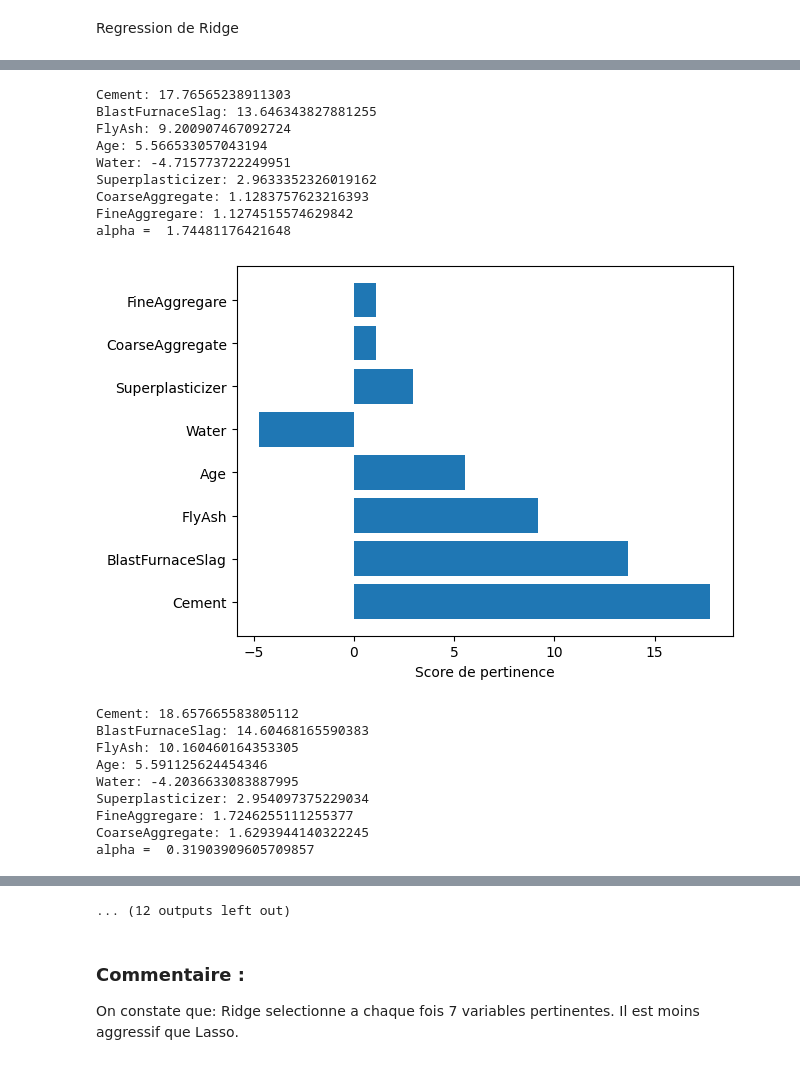
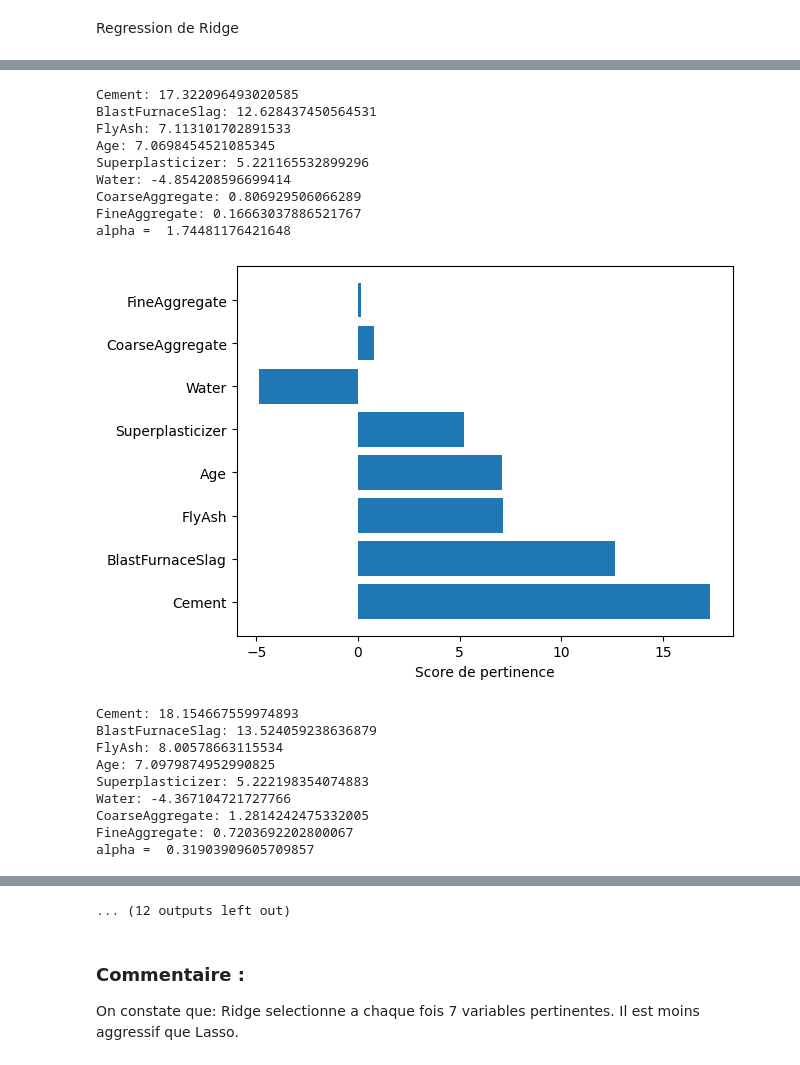
Before and after one commit to Ananjou/Memoire_Master2, a Jupyter notebook: mon_pipeline.ipynb, the cells around one changed output, grey strips where cells are left out. Cells and saved outputs as stored; diff of their text form; code cells hidden in the pictures.

```diff
--- a/mon_pipeline.ipynb
+++ b/mon_pipeline.ipynb
@@ -205,0 +226,19 @@ print(clf.coef_)
+# %%
+import warnings
+warnings.filterwarnings("ignore")
+from sklearn.ensemble import IsolationForest
+from sklearn.model_selection import GridSearchCV, cross_val_score
+
+model = IsolationForest(random_state=42)
+
+param_grid = {
+              'contamination': ['auto',0,0.05, 0.1,0.15,0.2,0.25,0.30,0.35,0.4,0.45,0.5]
+              }
+
+grid_search = GridSearchCV(model,param_grid,scoring="neg_mean_squared_error",
+                        refit=True,return_train_score=True)
+grid_search.fit(X, y)
+
+best_model = grid_search.fit(X, y)
+
+print('Optimum parameters', best_model.best_params_)
@@ -205,0 +247,13 @@ print(clf.coef_)
+# %%
+# Now we will fit an IsolationForest model to the training data (not the
+# test data) using the optimum settings we identified using the grid search above.
+
+# Running the Isolation Forest model will return a Numpy array of predictions
+# containing the outliers we need to remove.
+
+iforest=IsolationForest(random_state=42, contamination=0.05)
+
+# Perform fit on X and returns labels for X. Returns -1 for outliers and 1 for inliers.
+iforest_y_pred = iforest.fit_predict(X)
+
+iforest_y_pred.shape
@@ -205,0 +262,2 @@ print(clf.coef_)
+# %%
+X_iforest, y_iforest = X[(iforest_y_pred != -1), :], y[(iforest_y_pred != -1)]
@@ -250,7 +317,8 @@ def look_lasso_solution(alpha_positif):
     sol = []
     for coef in alpha_positif:
         clf = linear_model.Lasso(alpha=coef, random_state=42)
-        clf.fit(normData, y)
+        # clf.fit(normData, y)
+        clf.fit(X_iforest, y_iforest)
         feature_importance_dict = dict(zip(normData.columns, clf.coef_))
         sorted_feature_importance = sorted(feature_importance_dict.items(), key=lambda x: abs(x[1]), reverse=True)
         sol.append({
@@ -364,7 +432,7 @@ def look_ridge_solution(alpha_positif):
     sol = []
     for coef in alpha_positif:
         clf = linear_model.Ridge(alpha=coef, random_state=42)
-        clf.fit(normData, y)
+        clf.fit(X_iforest, y_iforest)
         feature_importance_dict = dict(zip(normData.columns, clf.coef_))
         sorted_feature_importance = sorted(feature_importance_dict.items(), key=lambda x: abs(x[1]), reverse=True)
         sol.append({
@@ -406,19 +474,19 @@ alpha =  0.8654076293246785
-Cement: 17.76565238911303
-BlastFurnaceSlag: 13.646343827881255
-FlyAsh: 9.200907467092724
-Age: 5.566533057043194
-Water: -4.715773722249951
-Superplasticizer: 2.9633352326019162
-CoarseAggregate: 1.1283757623216393
-FineAggregare: 1.1274515574629842
+Cement: 17.322096493020585
+BlastFurnaceSlag: 12.628437450564531
+FlyAsh: 7.113101702891533
+Age: 7.0698454521085345
+Superplasticizer: 5.221165532899296
+Water: -4.854208596699414
+CoarseAggregate: 0.806929506066289
+FineAggregate: 0.16663037886521767
 alpha =  1.74481176421648
-[figure, old version]
+[figure, new version]
-Cement: 18.657665583805112
-BlastFurnaceSlag: 14.60468165590383
-FlyAsh: 10.160460164353305
-Age: 5.591125624454346
-Water: -4.2036633083887995
-Superplasticizer: 2.954097375229034
-FineAggregare: 1.7246255111255377
-CoarseAggregate: 1.6293944140322245
+Cement: 18.154667559974893
+BlastFurnaceSlag: 13.524059238636879
+FlyAsh: 8.00578663115534
+Age: 7.0979874952990825
+Superplasticizer: 5.222198354074883
+Water: -4.367104721727766
+CoarseAggregate: 1.2814242475332005
+FineAggregate: 0.7203692202800067
 alpha =  0.31903909605709857
```
Also changed, not shown: parts of 33 cells of this notebook, 8 other files.
